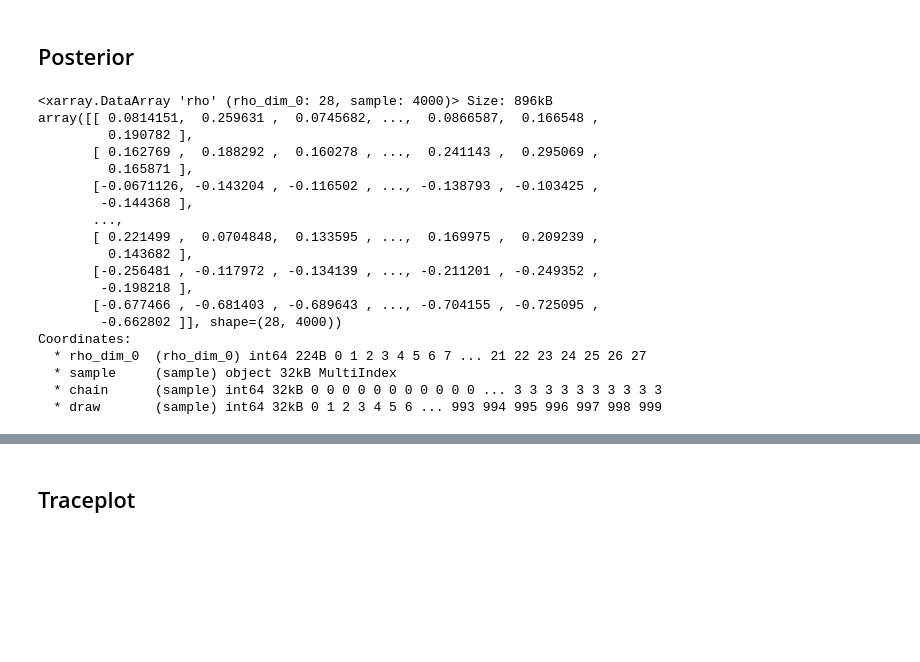
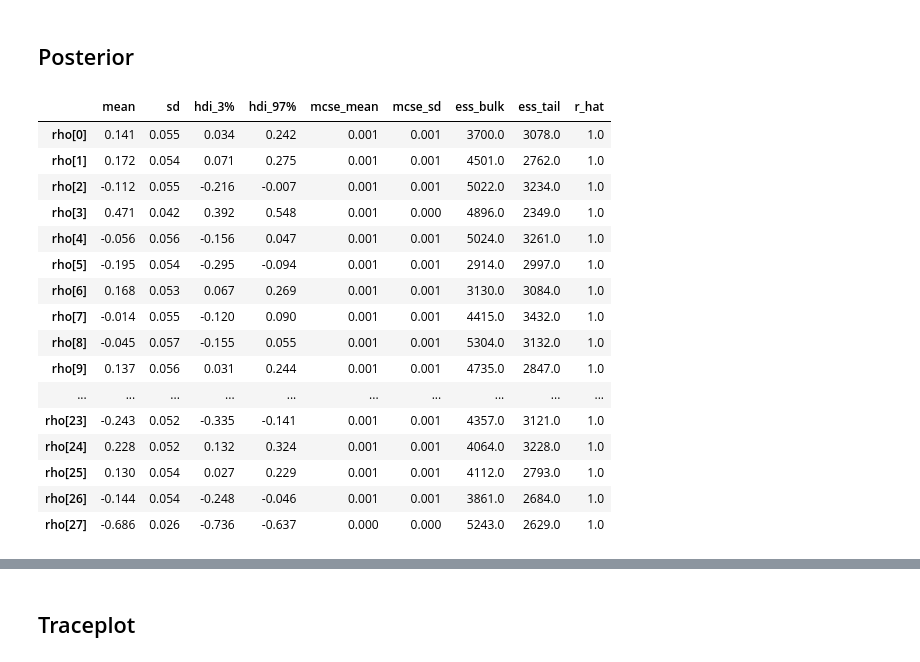
Before and after one commit to ebrlab/Statistical-methods-for-research-workers-bayes-for-psychologists-and-neuroscientists, a Jupyter notebook: wip2/Chapter_3_-_Correlation/Bayesian_correlation_estimation.ipynb, the cells around one changed output, grey strips where cells are left out. Cells and saved outputs as stored; diff of their text form; code cells hidden in the pictures; blank space fills up the shorter version.

Commit message:
Generated correlations presnted in dataframe might need consider prettir output but logic is soguhted

```diff
--- a/wip2/Chapter_3_-_Correlation/Bayesian_correlation_estimation.ipynb
+++ b/wip2/Chapter_3_-_Correlation/Bayesian_correlation_estimation.ipynb
@@ -230,28 +275,23 @@ idata = az.from_cmdstanpy(
 For this correlation model some of these checks make less sense, because implicitly many of the parameters are assumed to be known as 0 or 1, and we are only interested to how much the variables are correlated. However, posterior checks to see if posterior samples have no pathological issues is still crucial.
 # %% [markdown]
 ## Posterior
-# %%
-stacked = az.extract(idata)
-stacked.rho
-# %% [output]
-<xarray.DataArray 'rho' (rho_dim_0: 28, sample: 4000)> Size: 896kB
-array([[ 0.0814151,  0.259631 ,  0.0745682, ...,  0.0866587,  0.166548 ,
-         0.190782 ],
-       [ 0.162769 ,  0.188292 ,  0.160278 , ...,  0.241143 ,  0.295069 ,
-         0.165871 ],
-       [-0.0671126, -0.143204 , -0.116502 , ..., -0.138793 , -0.103425 ,
-        -0.144368 ],
-       ...,
-       [ 0.221499 ,  0.0704848,  0.133595 , ...,  0.169975 ,  0.209239 ,
-         0.143682 ],
-       [-0.256481 , -0.117972 , -0.134139 , ..., -0.211201 , -0.249352 ,
-        -0.198218 ],
-       [-0.677466 , -0.681403 , -0.689643 , ..., -0.704155 , -0.725095 ,
-        -0.662802 ]], shape=(28, 4000))
-Coordinates:
-  * rho_dim_0  (rho_dim_0) int64 224B 0 1 2 3 4 5 6 7 ... 21 22 23 24 25 26 27
-  * sample     (sample) object 32kB MultiIndex
-  * chain      (sample) int64 32kB 0 0 0 0 0 0 0 0 0 0 0 ... 3 3 3 3 3 3 3 3 3 3
-  * draw       (sample) int64 32kB 0 1 2 3 4 5 6 ... 993 994 995 996 997 998 999
 # %%
-az.summary(idata.posterior.rho);
+az.summary(idata, var_names="rho")
+# %% [output]
+|  | mean | sd | hdi_3% | hdi_97% | mcse_mean | mcse_sd | ess_bulk | ess_tail | r_hat |
+| rho[0] | 0.141 | 0.055 | 0.034 | 0.242 | 0.001 | 0.001 | 3700.0 | 3078.0 | 1.0 |
+| rho[1] | 0.172 | 0.054 | 0.071 | 0.275 | 0.001 | 0.001 | 4501.0 | 2762.0 | 1.0 |
+| rho[2] | -0.112 | 0.055 | -0.216 | -0.007 | 0.001 | 0.001 | 5022.0 | 3234.0 | 1.0 |
+| rho[3] | 0.471 | 0.042 | 0.392 | 0.548 | 0.001 | 0.000 | 4896.0 | 2349.0 | 1.0 |
+| rho[4] | -0.056 | 0.056 | -0.156 | 0.047 | 0.001 | 0.001 | 5024.0 | 3261.0 | 1.0 |
+| rho[5] | -0.195 | 0.054 | -0.295 | -0.094 | 0.001 | 0.001 | 2914.0 | 2997.0 | 1.0 |
+| rho[6] | 0.168 | 0.053 | 0.067 | 0.269 | 0.001 | 0.001 | 3130.0 | 3084.0 | 1.0 |
+| rho[7] | -0.014 | 0.055 | -0.120 | 0.090 | 0.001 | 0.001 | 4415.0 | 3432.0 | 1.0 |
+| rho[8] | -0.045 | 0.057 | -0.155 | 0.055 | 0.001 | 0.001 | 5304.0 | 3132.0 | 1.0 |
+| rho[9] | 0.137 | 0.056 | 0.031 | 0.244 | 0.001 | 0.001 | 4735.0 | 2847.0 | 1.0 |
+| ... | ... | ... | ... | ... | ... | ... | ... | ... | ... |
+| rho[23] | -0.243 | 0.052 | -0.335 | -0.141 | 0.001 | 0.001 | 4357.0 | 3121.0 | 1.0 |
+| rho[24] | 0.228 | 0.052 | 0.132 | 0.324 | 0.001 | 0.001 | 4064.0 | 3228.0 | 1.0 |
+| rho[25] | 0.130 | 0.054 | 0.027 | 0.229 | 0.001 | 0.001 | 4112.0 | 2793.0 | 1.0 |
+| rho[26] | -0.144 | 0.054 | -0.248 | -0.046 | 0.001 | 0.001 | 3861.0 | 2684.0 | 1.0 |
+| rho[27] | -0.686 | 0.026 | -0.736 | -0.637 | 0.000 | 0.000 | 5243.0 | 2629.0 | 1.0 |
```
Also changed, not shown: parts of 8 cells of this notebook.
